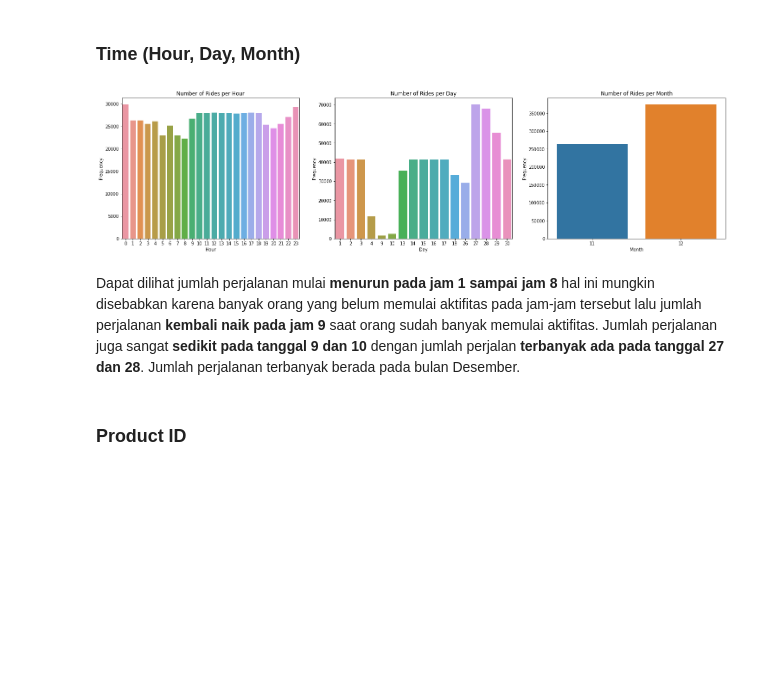
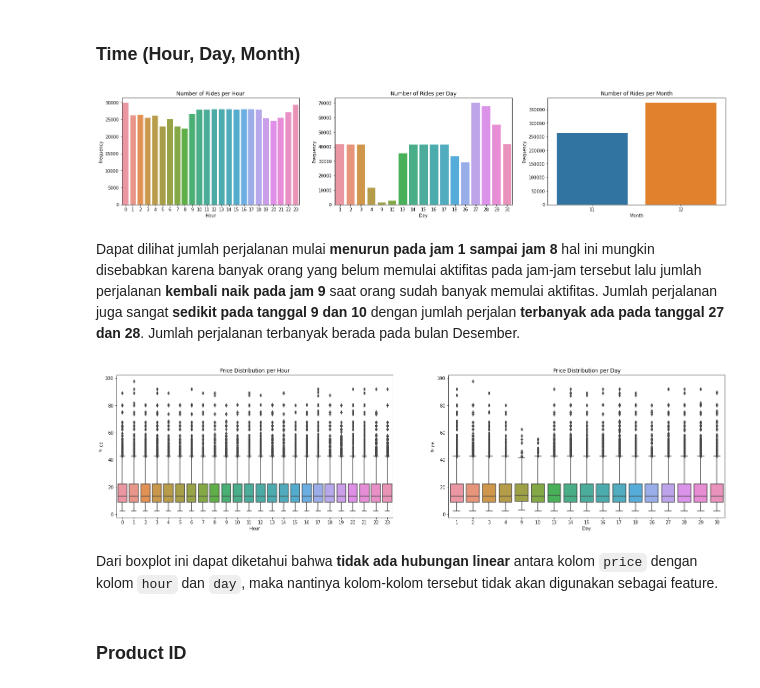
Before and after one commit to Penzragon/h8dsft_P1W1Reg, a Jupyter notebook: script.ipynb, the cells around one changed output. Saved outputs shown, nothing was run; the diff lists cells and outputs as text; code cells hidden in the pictures; blank space fills up the shorter version.

Commit message:
Add another plot

```diff
--- a/script.ipynb
+++ b/script.ipynb
@@ -233,27 +233,44 @@ Kolom `price` ini memiliki distribusi yang **Highly Skewed** karena nilai skewne
 # %% [markdown]
 ### Time (Hour, Day, Month)
 # %%
-plt.figure(figsize=(25,6))
-plt.subplot(1, 3, 1)
+plt.figure(figsize=(25,10))
+plt.subplot(2, 3, 1)
 sns.countplot(x='hour', data=rides)
 plt.title('Number of Rides per Hour')
 plt.xlabel('Hour')
 plt.ylabel('Frequency')
-plt.subplot(1, 3, 2)
+plt.subplot(2, 3, 2)
 sns.countplot(x='day', data=rides)
 plt.title('Number of Rides per Day')
 plt.xlabel('Day')
 plt.ylabel('Frequency')
-plt.subplot(1, 3, 3)
+plt.subplot(2, 3, 3)
 sns.countplot(x='month', data=rides)
 plt.title('Number of Rides per Month')
 plt.xlabel('Month')
 plt.ylabel('Frequency')
 plt.show()
 # %% [output]
-[figure, old version]
+[figure, new version]
 # %% [markdown]
 Dapat dilihat jumlah perjalanan mulai **menurun pada jam 1 sampai jam 8** hal ini mungkin disebabkan karena banyak orang yang belum memulai aktifitas pada jam-jam tersebut lalu jumlah perjalanan **kembali naik pada jam 9** saat orang sudah banyak memulai aktifitas. Jumlah perjalanan juga sangat **sedikit pada tanggal 9 dan 10** dengan jumlah perjalan **terbanyak ada pada tanggal 27 dan 28**. Jumlah perjalanan terbanyak berada pada bulan Desember.
+# %%
+plt.figure(figsize=(25,6))
+plt.subplot(1, 2, 1)
+sns.boxplot(x='hour', y='price', data=rides)
+plt.title('Price Distribution per Hour')
+plt.xlabel('Hour')
+plt.ylabel('Price')
+plt.subplot(1, 2, 2)
+sns.boxplot(x='day', y='price', data=rides)
+plt.title('Price Distribution per Day')
+plt.xlabel('Day')
+plt.ylabel('Price')
+plt.show()
+# %% [output]
+[figure, added]
+# %% [markdown]
+Dari boxplot ini dapat diketahui bahwa **tidak ada hubungan linear** antara kolom `price` dengan kolom `hour` dan `day`, maka nantinya kolom-kolom tersebut tidak akan digunakan sebagai feature.
 # %% [markdown]
 ### Product ID
 # %%
```
Also changed, not shown: parts of 4 cells of this notebook.
